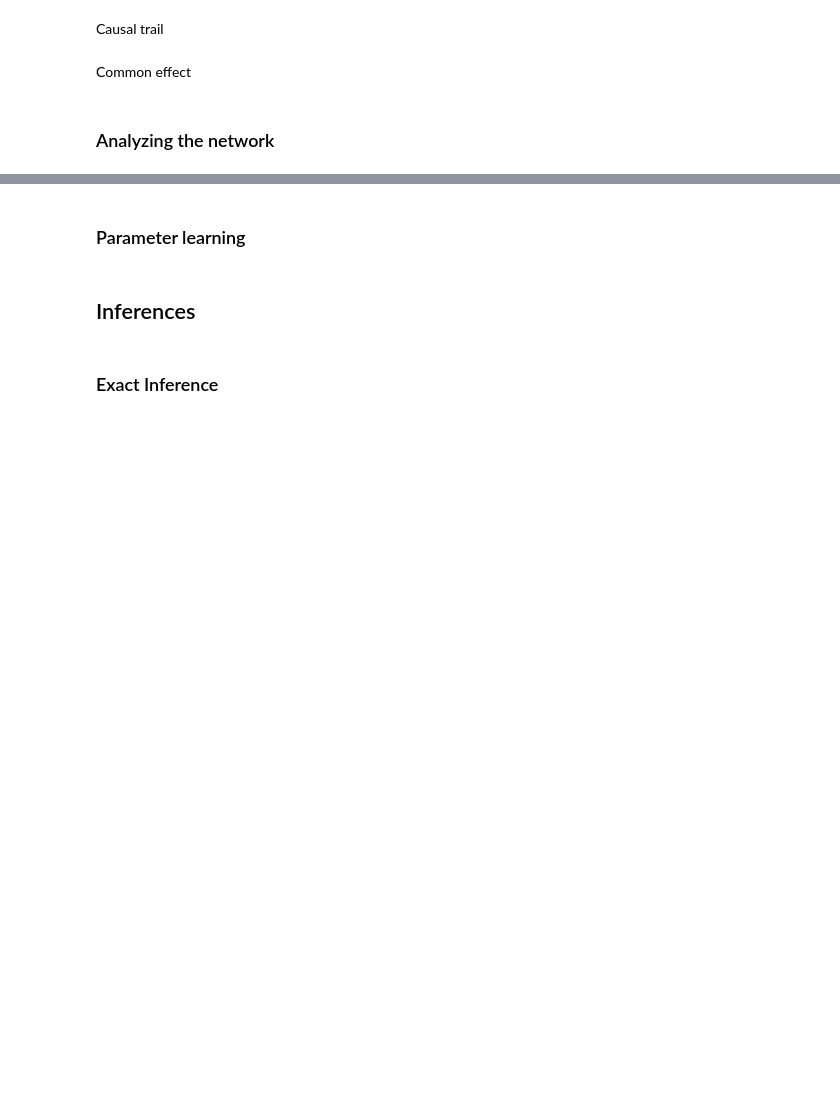
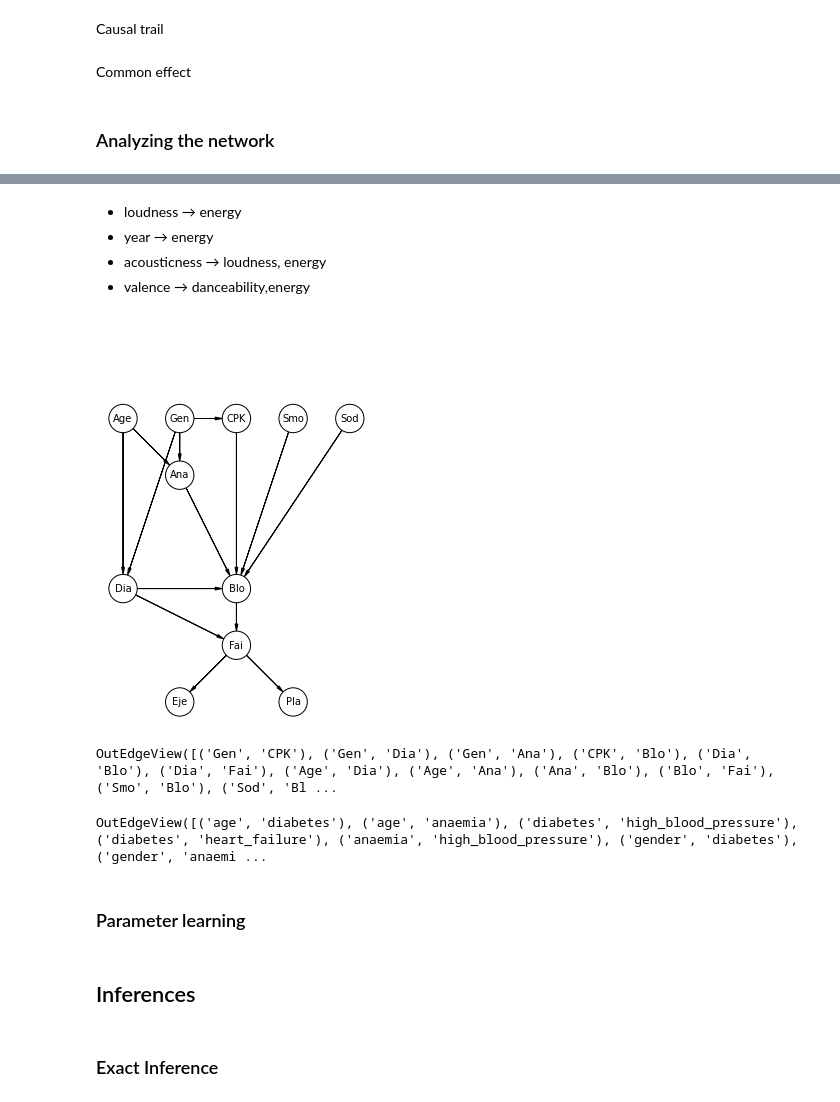
Before and after one commit to MScaramuzzi/FAIKR-3, a Jupyter notebook: df_compl.ipynb, the cells around one changed output, grey strips where cells are left out. Drawn from its saved outputs; the diff is of its cells as text; code cells hidden in the pictures; blank space fills up the shorter version.

```diff
--- a/df_compl.ipynb
+++ b/df_compl.ipynb
@@ -669,0 +659,5 @@ Common effect
+# %% [markdown]
+- loudness &rarr; energy
+- year &rarr; energy
+- acousticness &rarr; loudness, energy
+- valence &rarr; danceability,energy
@@ -669,0 +672,41 @@ Common effect
+# %%
+
+
+pgm = PGM(shape=[6, 7])
+
+pgm.add_node(daft.Node('Gen', r"Gen", 2, 6))
+pgm.add_node(daft.Node('Age', r"Age", 1, 6))
+pgm.add_node(daft.Node('CPK', r"CPK", 3, 6))
+pgm.add_node(daft.Node('Smo', r"Smo", 4, 6))
+pgm.add_node(daft.Node('Sod', r"Sod", 5, 6))
+
+
+pgm.add_node(daft.Node('Ana', r"Ana", 2, 5))
+
+pgm.add_node(daft.Node('Dia', r"Dia", 1, 3))
+pgm.add_node(daft.Node('Blo', r"Blo", 3, 3))
+
+pgm.add_node(daft.Node('Fai', r"Fai", 3, 2))
+
+pgm.add_node(daft.Node('Eje', r"Eje", 2, 1))
+pgm.add_node(daft.Node('Pla', r"Pla", 4, 1))
+
+pgm.add_edge('Gen', 'CPK')
+pgm.add_edge('Gen', 'Dia')
+pgm.add_edge('Age', 'Dia')
+pgm.add_edge('Age', 'Ana')
+pgm.add_edge('Gen', 'Ana')
+pgm.add_edge('Dia', 'Blo')
+pgm.add_edge('CPK', 'Blo')
+pgm.add_edge('Ana', 'Blo')
+pgm.add_edge('Smo', 'Blo')
+pgm.add_edge('Sod', 'Blo')
+pgm.add_edge('Blo', 'Fai')
+pgm.add_edge('Dia', 'Fai')
+pgm.add_edge('Fai', 'Eje')
+pgm.add_edge('Fai', 'Pla')
+
+pgm.render()
+plt.show()
+# %% [output]
+[figure, added]
@@ -670,3 +727,12 @@ Common effect
+# %%
+model = convert_pgm_to_pgmpy(pgm)
+model.edges()
+# %% [output]
+OutEdgeView([('Gen', 'CPK'), ('Gen', 'Dia'), ('Gen', 'Ana'), ('CPK', 'Blo'), ('Dia', 'Blo'), ('Dia', 'Fai'), ('Age', 'Dia'), ('Age', 'Ana'), ('Ana', 'Blo'), ('Blo', 'Fai'), ('Smo', 'Blo'), ('Sod', 'Bl ...
+# %%
+model1.edges()
+# %% [output]
+OutEdgeView([('age', 'diabetes'), ('age', 'anaemia'), ('diabetes', 'high_blood_pressure'), ('diabetes', 'heart_failure'), ('anaemia', 'high_blood_pressure'), ('gender', 'diabetes'), ('gender', 'anaemi ...
 # %% [markdown]
 ### Parameter learning
 # %% [markdown]
```
Also changed, not shown: parts of 56 cells of this notebook.
